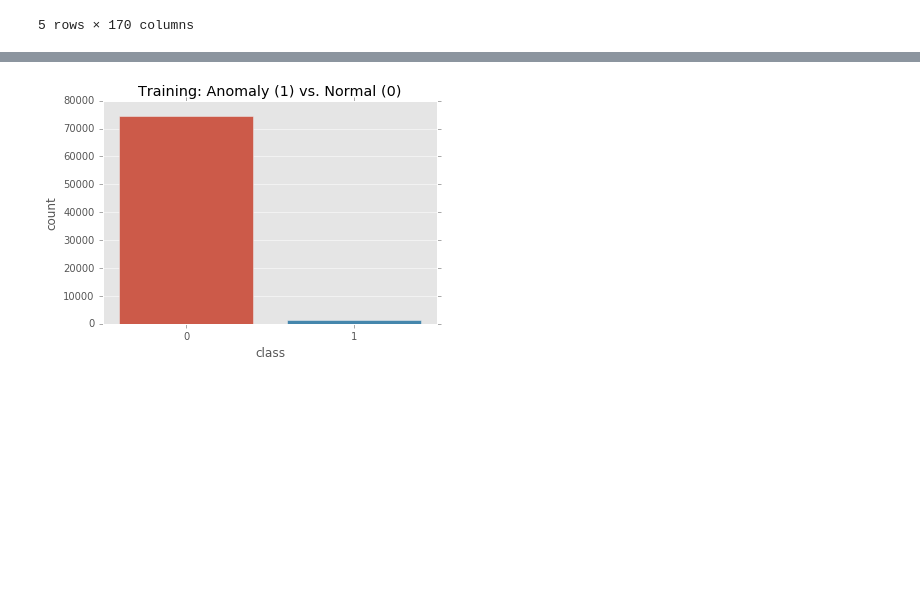
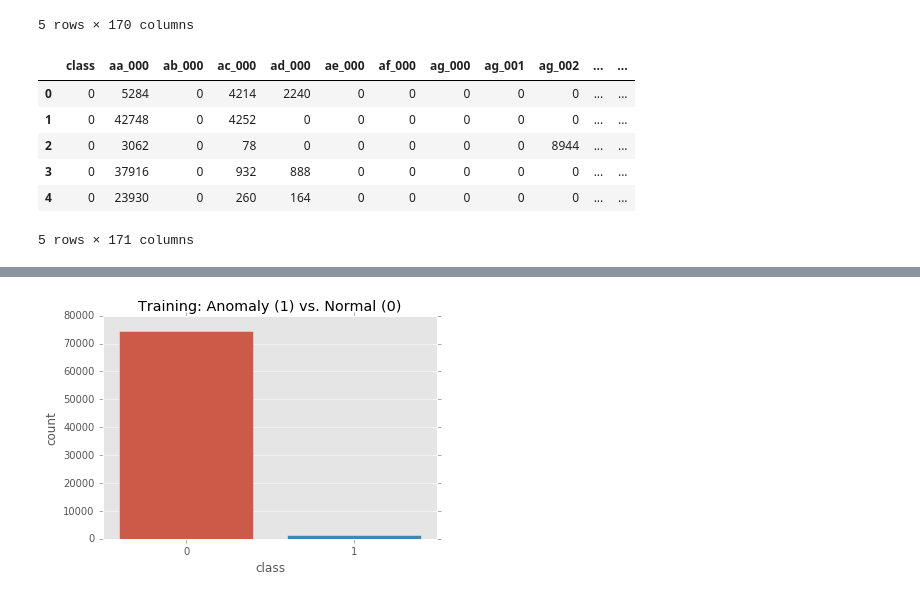
Before and after one commit to ciaskious/new_thesis, a Jupyter notebook: KNN.ipynb, the cells around one changed output, grey strips where cells are left out. Drawn from its saved outputs; the diff is of its cells as text; code cells hidden in the pictures; blank space fills up the shorter version.

```diff
--- a/KNN.ipynb
+++ b/KNN.ipynb
@@ -45,0 +49,10 @@ init_data_x.head(5)
+# %%
+test_set.head(5)
+# %% [output]
+|  | class | aa_000 | ab_000 | ac_000 | ad_000 | ae_000 | af_000 | ag_000 | ag_001 | ag_002 | ... | ... |
+| 0 | 0 | 5284 | 0 | 4214 | 2240 | 0 | 0 | 0 | 0 | 0 | ... | ... |
+| 1 | 0 | 42748 | 0 | 4252 | 0 | 0 | 0 | 0 | 0 | 0 | ... | ... |
+| 2 | 0 | 3062 | 0 | 78 | 0 | 0 | 0 | 0 | 0 | 8944 | ... | ... |
+| 3 | 0 | 37916 | 0 | 932 | 888 | 0 | 0 | 0 | 0 | 0 | ... | ... |
+| 4 | 0 | 23930 | 0 | 260 | 164 | 0 | 0 | 0 | 0 | 0 | ... | ... |
+5 rows × 171 columns
```
Also changed, not shown: parts of 14 cells of this notebook, 3 other files.
